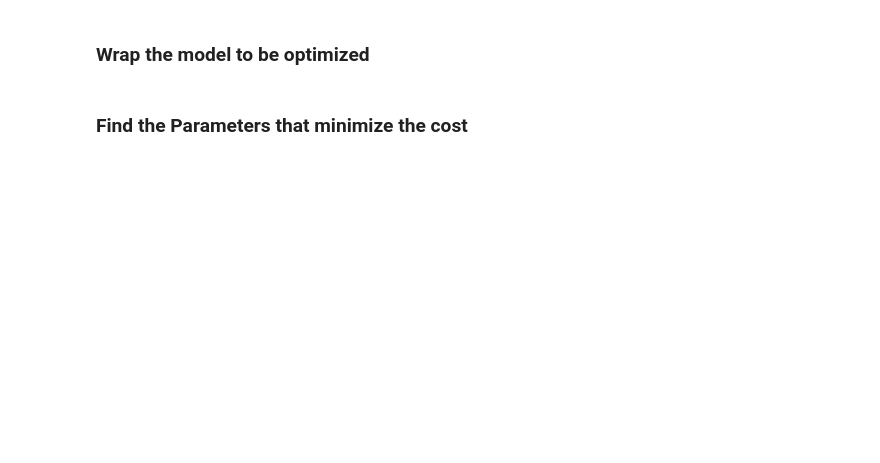
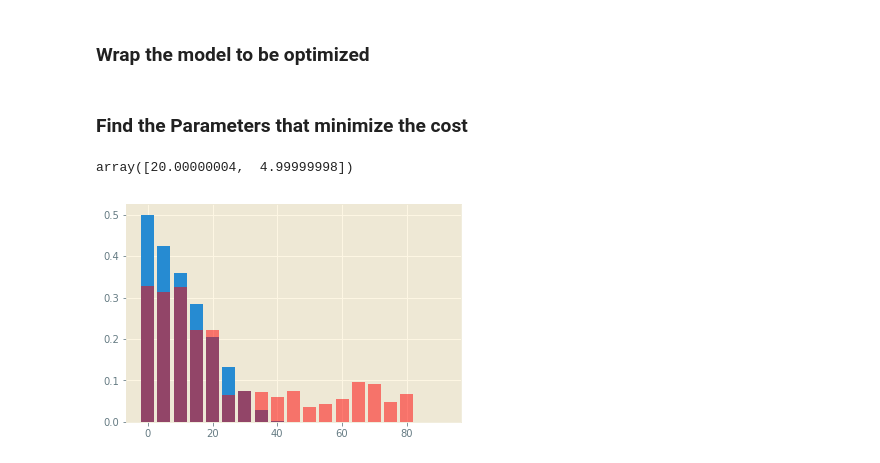
Before and after one commit to mshumko/ac6_microburst_scale_sizes, a Jupyter notebook: models/microburst_size_dist_monte_carlo.ipynb, the cells around one changed output. Cells and saved outputs as stored; diff of their text form; code cells hidden in the pictures; blank space fills up the shorter version.

Commit message:
Keep updating the model. Still needs to correctly optimize.

```diff
--- a/models/microburst_size_dist_monte_carlo.ipynb
+++ b/models/microburst_size_dist_monte_carlo.ipynb
@@ -107,19 +107,25 @@ plt.bar(bins, cdf, width=0.8*(bins[1] - bins[0]));
 # %% [markdown]
 ### Wrap the model to be optimized
 # %%
-def model(_, s0, sigma):
+def model(x):
     """
     Wrap the model to be optimized
     """
-    # Run the simulation
+    # Get the CDF
+    cdf = get_cdf(x)
+    # Apply a penatly (cost) function.
+    cost = sum(np.power(cdf-cdf_data[:, 1], 2))/len(cdf)
+    return cost
+
+def get_cdf(x):
+    s0, sigma = x
+     # Run the simulation
     burst_size = np.abs(np.random.normal(loc=s0, scale=sigma, size=n_bursts))
     burst_x = np.random.uniform(-grid_size, grid_size, size=n_bursts)
     burst_y = np.random.uniform(-grid_size, grid_size, size=n_bursts)
     # Tally the simulated events to make a cdf
     cdf = tally_events(burst_x, burst_y, burst_size, bins)
-    # Apply a penatly (cost) function.
-    cost = sum(np.power(cdf-cdf_data[:, 1], 2))/len(cdf)
-    return cost
+    return cdf
 
 def tally_events(burst_x, burst_y, burst_size, bins):
     n_a = 0
@@ -152,2 +158,11 @@ p = scipy.optimize.minimize(model, range(5), args=(10, 20), method='Nelder-Mead'
 # %%
-p
+p.x
+# %% [output]
+array([20.00000004,  4.99999998])
+# %%
+cdf_opt = get_cdf((20, 1))
+# %%
+plt.bar(bins, cdf_opt, width=0.8*(bins[1] - bins[0]));
+plt.bar(bins, cdf_data[:, 1], width=0.8*(bins[1] - bins[0]), alpha=0.5, color='r');
+# %% [output]
+[figure, added]
```
Also changed, not shown: parts of 5 cells of this notebook.
